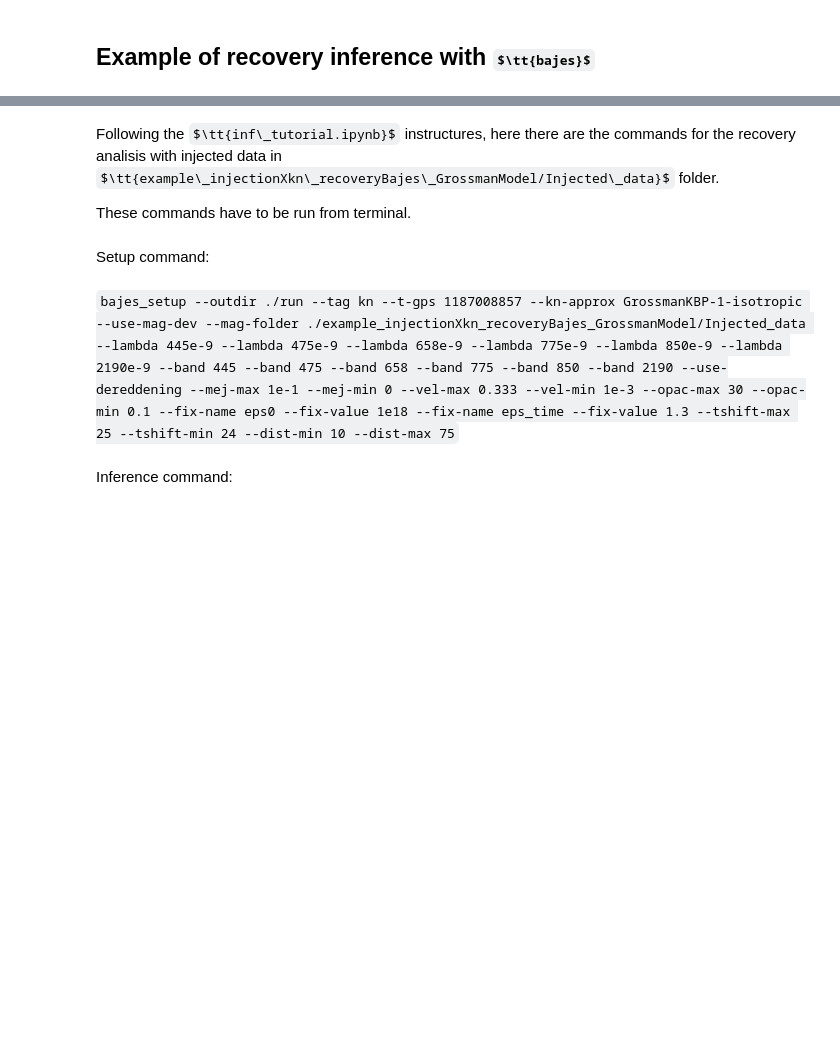
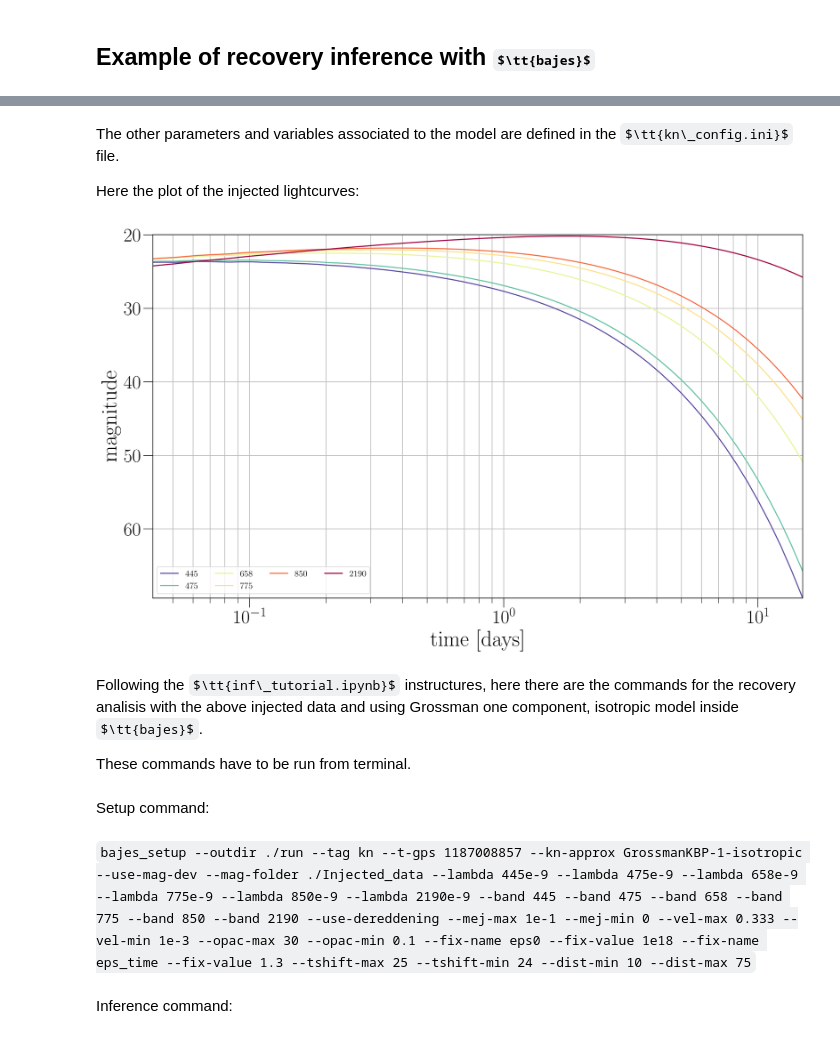
Before and after one commit to huezgiulia/bajes, a Jupyter notebook: docs/example_injectionXkn_recoveryBajes_GrossmanModel/recoveryBajes.ipynb, the cells around one changed output, grey strips where cells are left out. Cells and saved outputs as stored; diff of their text form; code cells hidden in the pictures; some formulas as TeX source; blank space fills up the shorter version.

Commit message:
examples added 4

```diff
--- a/docs/example_injectionXkn_recoveryBajes_GrossmanModel/recoveryBajes.ipynb
+++ b/docs/example_injectionXkn_recoveryBajes_GrossmanModel/recoveryBajes.ipynb
@@ -3,11 +16,20 @@
+# %% [markdown]
+The other parameters and variables associated to the model are defined in the $\tt{kn\_config.ini}$ file.
+
+Here the plot of the injected lightcurves:
+# %%
+from IPython.display import Image
+Image(filename="./plot.png")
+# %% [output]
+[figure, added]
 # %% [markdown]
-Following the $\tt{inf\_tutorial.ipynb}$ instructures, here there are the commands for the recovery analisis with injected data in $\tt{example\_injectionXkn\_recoveryBajes\_GrossmanModel/Injected\_data}$ folder.
+Following the $\tt{inf\_tutorial.ipynb}$ instructures, here there are the commands for the recovery analisis with the above injected data and using Grossman one component, isotropic model inside $\tt{bajes}$.
 
 These commands have to be run from terminal.
 # %% [markdown]
 Setup command:
 # %% [markdown]
-`bajes_setup --outdir ./run --tag kn --t-gps 1187008857 --kn-approx GrossmanKBP-1-isotropic --use-mag-dev --mag-folder ./example_injectionXkn_recoveryBajes_GrossmanModel/Injected_data --lambda 445e-9 --lambda 475e-9 --lambda 658e-9 --lambda 775e-9 --lambda 850e-9 --lambda 2190e-9 --band 445 --band 475 --band 658 --band 775 --band 850 --band 2190 --use-dereddening --mej-max 1e-1 --mej-min 0 --vel-max 0.333 --vel-min 1e-3 --opac-max 30 --opac-min 0.1 --fix-name eps0 --fix-value 1e18 --fix-name eps_time --fix-value 1.3 --tshift-max 25 --tshift-min 24 --dist-min 10 --dist-max 75`
+`bajes_setup --outdir ./run --tag kn --t-gps 1187008857 --kn-approx GrossmanKBP-1-isotropic --use-mag-dev --mag-folder ./Injected_data --lambda 445e-9 --lambda 475e-9 --lambda 658e-9 --lambda 775e-9 --lambda 850e-9 --lambda 2190e-9 --band 445 --band 475 --band 658 --band 775 --band 850 --band 2190 --use-dereddening --mej-max 1e-1 --mej-min 0 --vel-max 0.333 --vel-min 1e-3 --opac-max 30 --opac-min 0.1 --fix-name eps0 --fix-value 1e18 --fix-name eps_time --fix-value 1.3 --tshift-max 25 --tshift-min 24 --dist-min 10 --dist-max 75`
 # %% [markdown]
 Inference command:
 # %% [markdown]
```
Also changed, not shown: parts of 2 cells of this notebook, 1 other file.
